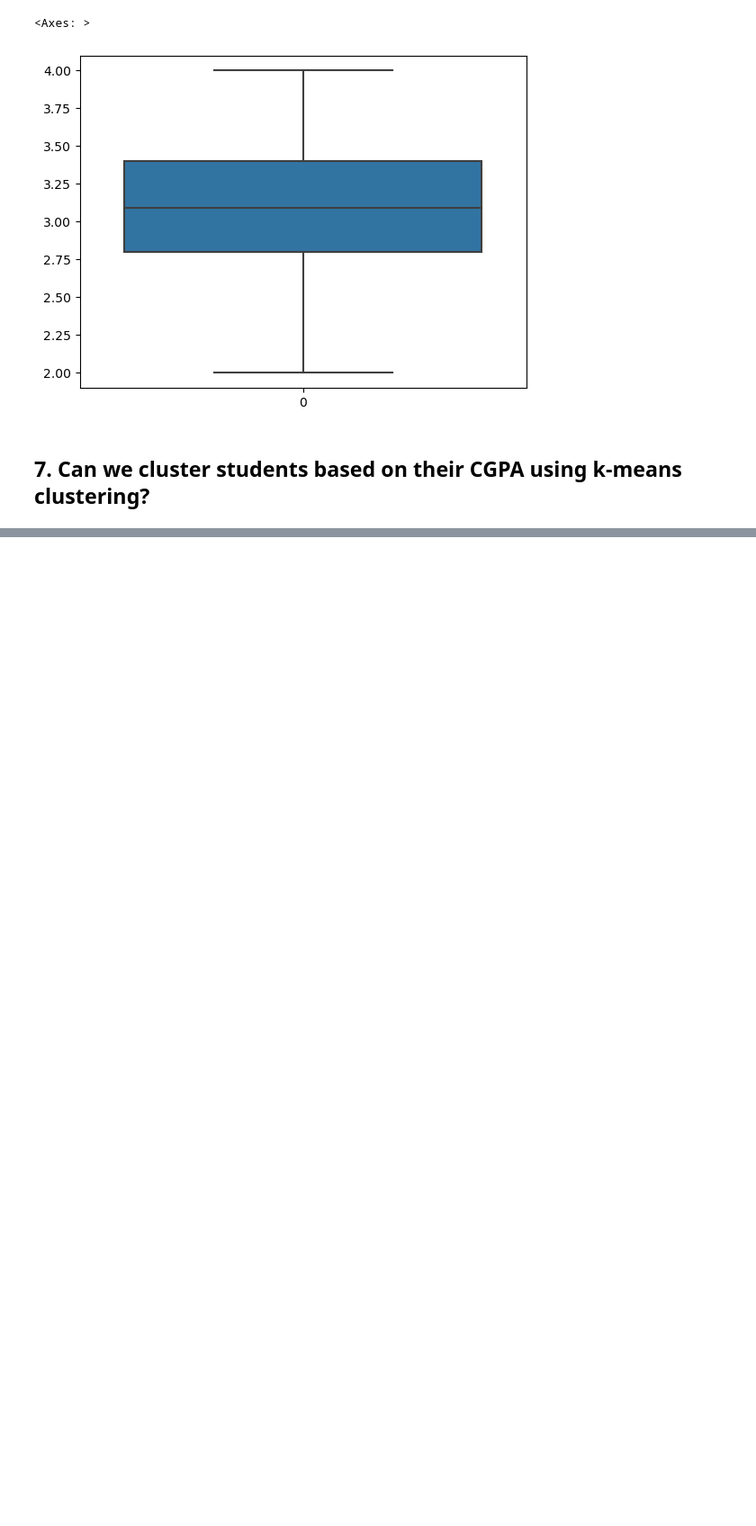
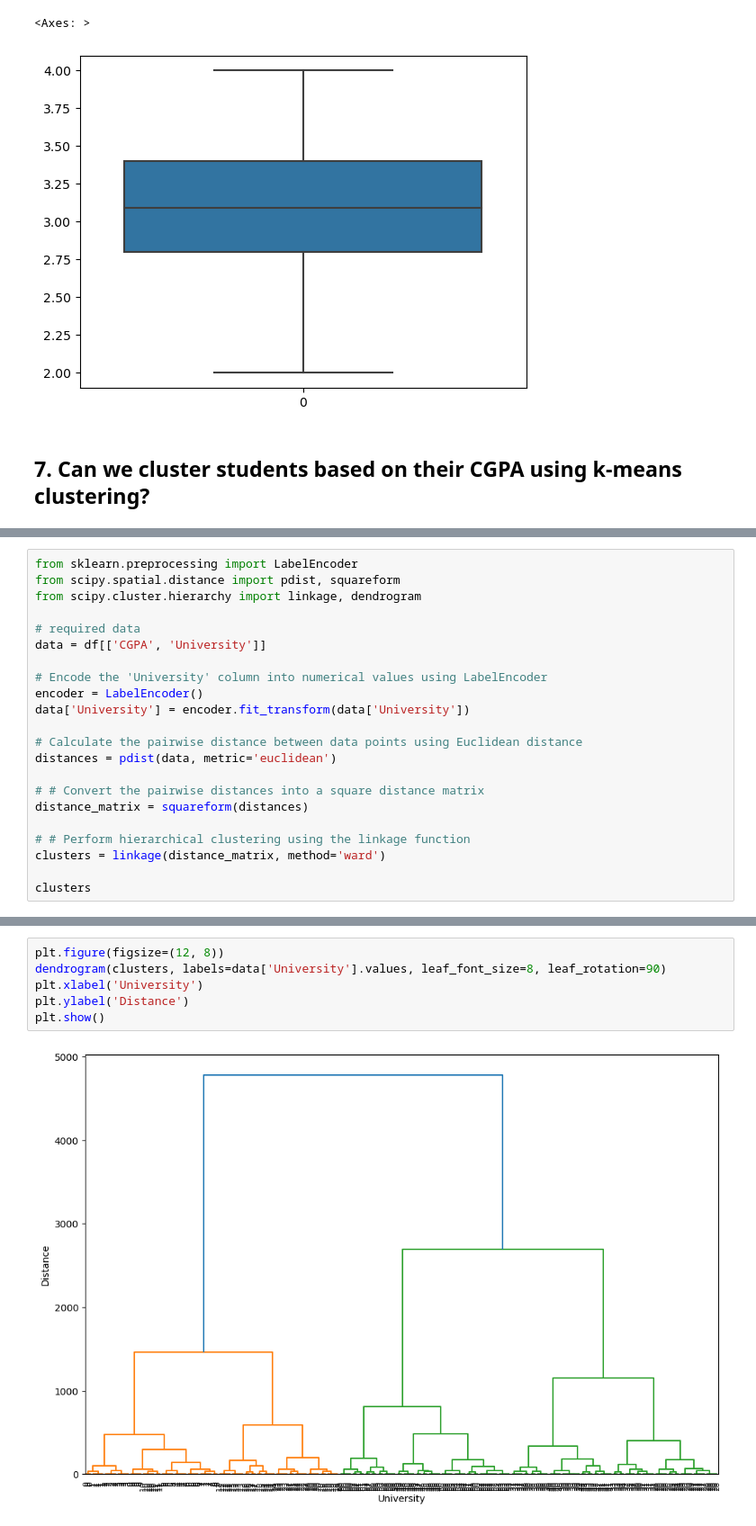
Before and after one commit to joharkhan99/Data-Science-Internship, a Jupyter notebook: Week2/Day5/Students_Data_EDA.ipynb, the cells around one changed output, grey strips where cells are left out. Shown at 90% size. Drawn from its saved outputs; the diff is of its cells as text; blank space fills up the shorter version.

```diff
--- a/Week2/Day5/Students_Data_EDA.ipynb
+++ b/Week2/Day5/Students_Data_EDA.ipynb
@@ -229,0 +361,22 @@ sns.boxplot(df.CGPA)
+# %%
+from sklearn.preprocessing import LabelEncoder
+from scipy.spatial.distance import pdist, squareform
+from scipy.cluster.hierarchy import linkage, dendrogram
+
+# required data
+data = df[['CGPA', 'University']]
+
+# Encode the 'University' column into numerical values using LabelEncoder
+encoder = LabelEncoder()
+data['University'] = encoder.fit_transform(data['University'])
+
+# Calculate the pairwise distance between data points using Euclidean distance
+distances = pdist(data, metric='euclidean')
+
+# # Convert the pairwise distances into a square distance matrix
+distance_matrix = squareform(distances)
+
+# # Perform hierarchical clustering using the linkage function
+clusters = linkage(distance_matrix, method='ward')
+
+clusters
@@ -229,0 +396,8 @@ sns.boxplot(df.CGPA)
+# %%
+plt.figure(figsize=(12, 8))
+dendrogram(clusters, labels=data['University'].values, leaf_font_size=8, leaf_rotation=90)
+plt.xlabel('University')
+plt.ylabel('Distance')
+plt.show()
+# %% [output]
+[figure, added]
```
Also changed, not shown: parts of 29 cells of this notebook.
